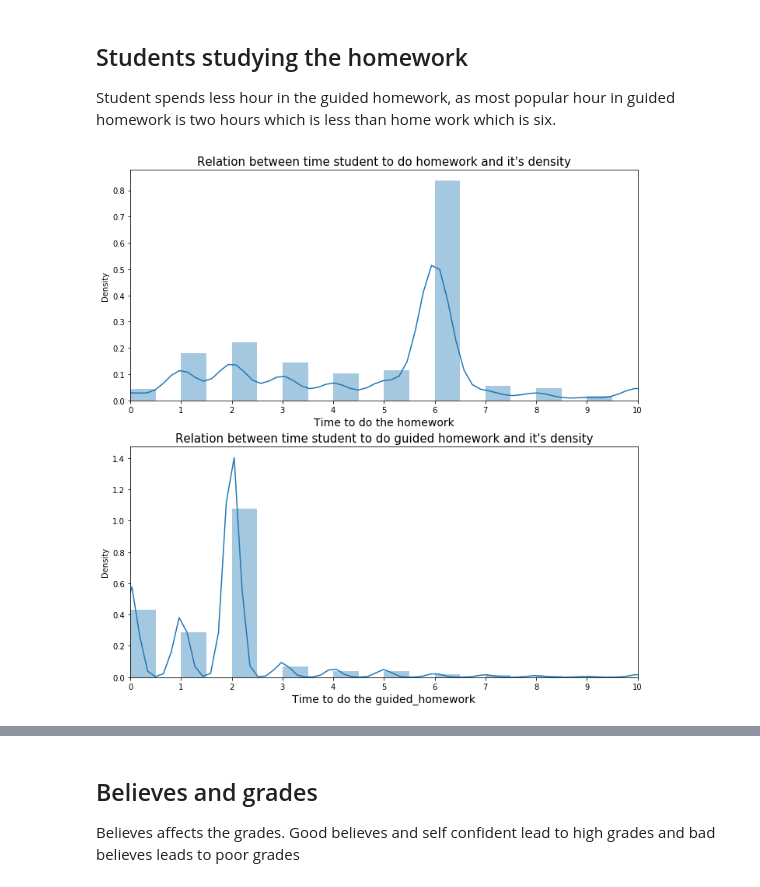
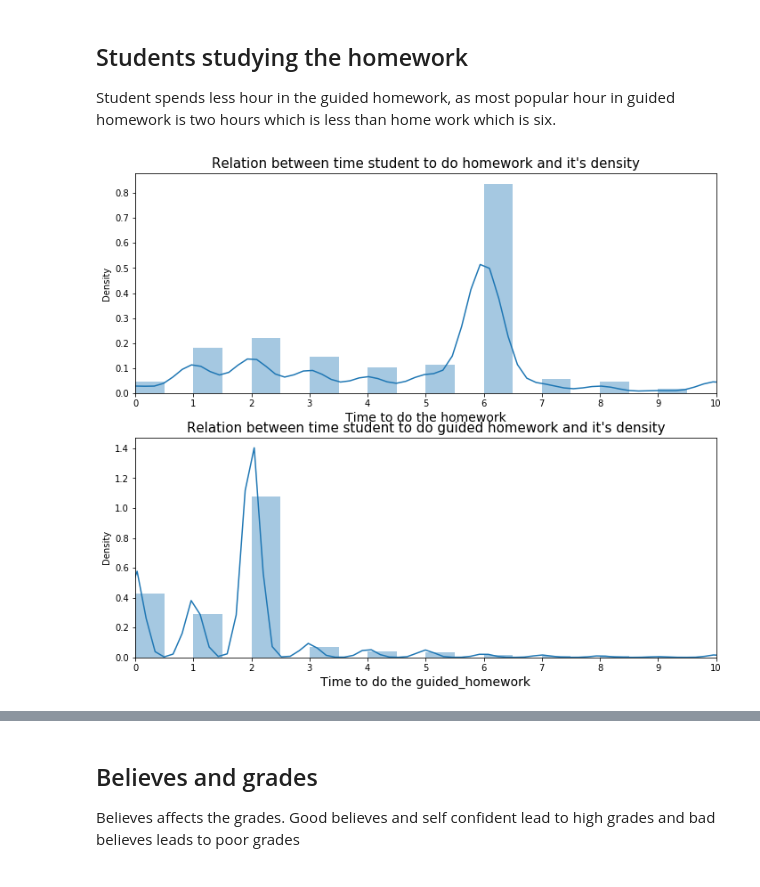
Before and after one commit to Haitham-Darwish/Communicate-data-findings, a Jupyter notebook: slide_deck_template.ipynb, the cells around one changed output, grey strips where cells are left out. Cells and saved outputs as stored; diff of their text form; code cells hidden in the pictures.

```diff
--- a/slide_deck_template.ipynb
+++ b/slide_deck_template.ipynb
@@ -100,26 +100,26 @@ plt.xlim(0,10);
 ## Students studying the homework
 Student spends less hour in the guided homework, as most popular hour in guided homework is two hours which is less than home work which is six.
 # %%
-plt.figure(figsize=[ 11.69, 12])
+plt.figure(figsize=[ 11.69, 10])
 
 # subplot 1: homework
 plt.subplot(2, 1, 1)
 # plot the time to do the homework
 sb.distplot(student_roles_df_clean.homework, bins=60, color = default_color);
 
 plt.xticks(list(range(11)))
 plt.xlabel("Time to do the homework", size=14)
 plt.title("Relation between time student to do homework and it's density", size=15)
 plt.xlim(0,10);
 
 # subplot 2: guided_homework
 plt.subplot(2, 1, 2)
 # plot the time to do the guided_homework
 sb.distplot(student_roles_df_clean.guided_homework, bins=60, color = default_color);
 plt.xticks(list(range(11)))
 
 plt.title("Relation between time student to do guided homework and it's density", size=15)
 plt.xlabel("Time to do the guided_homework", size=14)
 plt.xlim(0,10);
 # %% [output]
-[figure, old version]
+[figure, new version]
```
Also changed, not shown: parts of 2 cells of this notebook, 1 other file.
